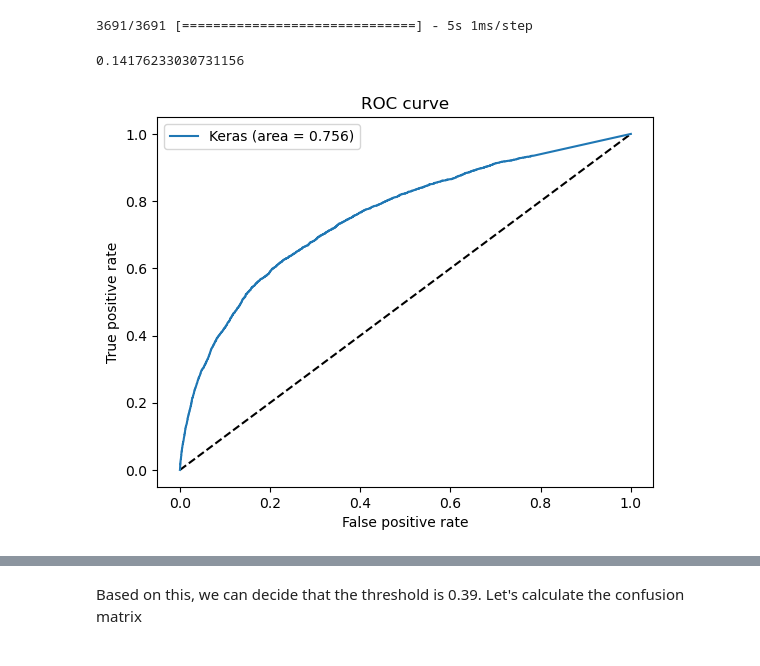
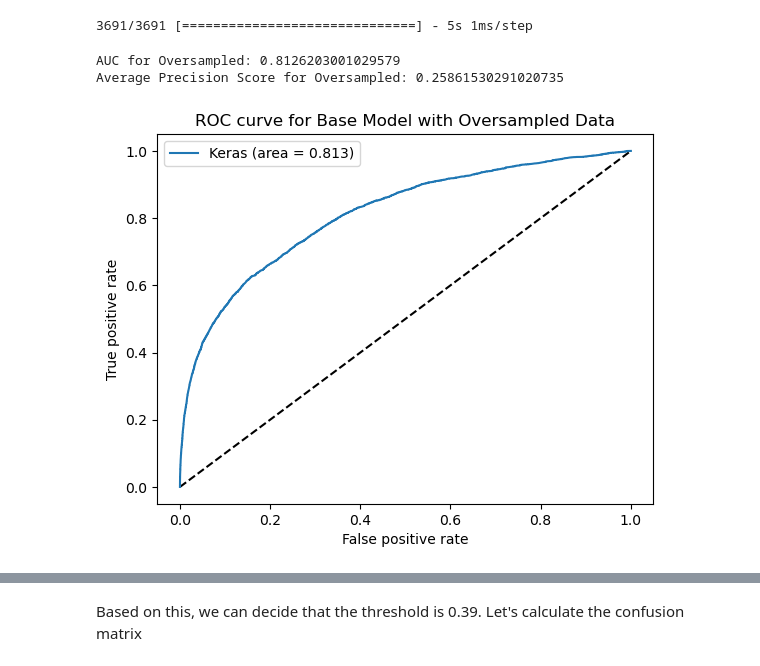
Before and after one commit to tugusav/fraud-detection-system-ann, a Jupyter notebook: Baseline ANN v3 with reduced data.ipynb, the cells around one changed output, grey strips where cells are left out. Drawn from its saved outputs; the diff is of its cells as text; code cells hidden in the pictures.

```diff
--- a/Baseline ANN v3 with reduced data.ipynb
+++ b/Baseline ANN v3 with reduced data.ipynb
@@ -176,8 +139,7 @@ def create_baseline_model(optimizer):
 ## Undersampled Data
 # choose adam as optimizer
 from keras.optimizers import Adam
-adam = Adam(learning_rate=0.001)
+adam = Adam(learning_rate=0.0001)
 model = create_baseline_model(adam)
-history = model.fit(X_train_resampled, y_train_resampled, epochs=100, batch_size=64, validation_data=(X_val, y_val), verbose=1, callbacks=callbacks)
-#  please check apakah val_auc itu beneran pake X_val y_val
+history = model.fit(X_train_resampled, y_train_resampled, epochs=50, batch_size=512, validation_data=(X_val, y_val), verbose=1, callbacks=callbacks)
 # %% [output]
@@ -212,2 +174,2 @@ sns.lineplot(data = history_df, x='epoch', y='val_auc', label='valid')
 # %%
-model = keras.models.load_model('model_reduced_features2/base_model_logloss_0.53_auc_0.76_checkpoint.h5')
+model_rus = keras.models.load_model('model/model_reduced_features_baseline/undersampled/base_model_logloss_0.97_auc_0.73_checkpoint.h5')
@@ -213,0 +433,7 @@ model = keras.models.load_model('model_reduced_features2/base_model_logloss_0.53
+# %%
+## Oversampled Data
+# choose adam as optimizer
+from keras.optimizers import Adam
+adam = Adam(learning_rate=0.001)
+model = create_baseline_model(adam)
+history = model.fit(X_train_smote, y_train_smote, epochs=50, batch_size=64, validation_data=(X_val, y_val), verbose=1, callbacks=callbacks)
@@ -222,23 +475,24 @@ y_pred = model.predict(X_test)
 # %%
 y_pred_keras = y_pred.ravel()
 fpr_keras, tpr_keras, thresholds_keras = roc_curve(y_test, y_pred_keras)
-auc_keras = auc(fpr_keras, tpr_keras)
+auc_keras_smote = auc(fpr_keras, tpr_keras)
 avg_prec_score = average_precision_score(y_test, y_pred)
+print(f"AUC for Oversampled: {auc_keras_smote}")
+print(f"Average Precision Score for Oversampled: {avg_prec_score}")
+# %% [output]
+AUC for Oversampled: 0.8126203001029579
+Average Precision Score for Oversampled: 0.25861530291020735
-# %%
-avg_prec_score #auc-pr
-# %% [output]
-0.14176233030731156
 # %%
 plt.figure(1)
 plt.plot([0, 1], [0, 1], 'k--')
-plt.plot(fpr_keras, tpr_keras, label='Keras (area = {:.3f})'.format(auc_keras))
+plt.plot(fpr_keras, tpr_keras, label='Keras (area = {:.3f})'.format(auc_keras_smote))
 plt.xlabel('False positive rate')
 plt.ylabel('True positive rate')
-plt.title('ROC curve')
+plt.title('ROC curve for Base Model with Oversampled Data')
 plt.legend(loc='best')
 plt.show()
 # %% [output]
-[figure, old version]
+[figure, new version]
 # %%
 temp = X_test.copy()
 temp['predicted'] = y_pred
```
Also changed, not shown: parts of 41 cells of this notebook, 1 other file.
